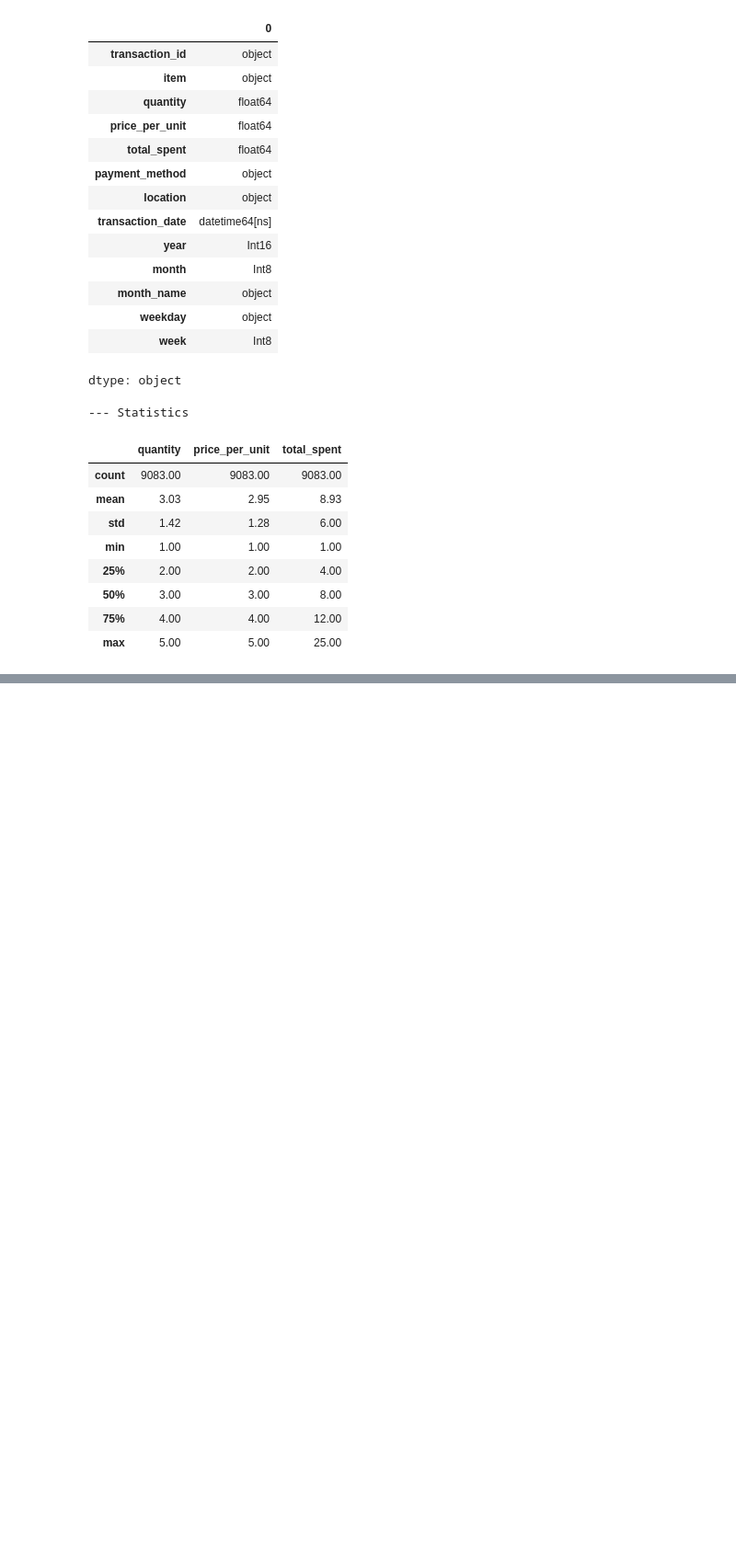
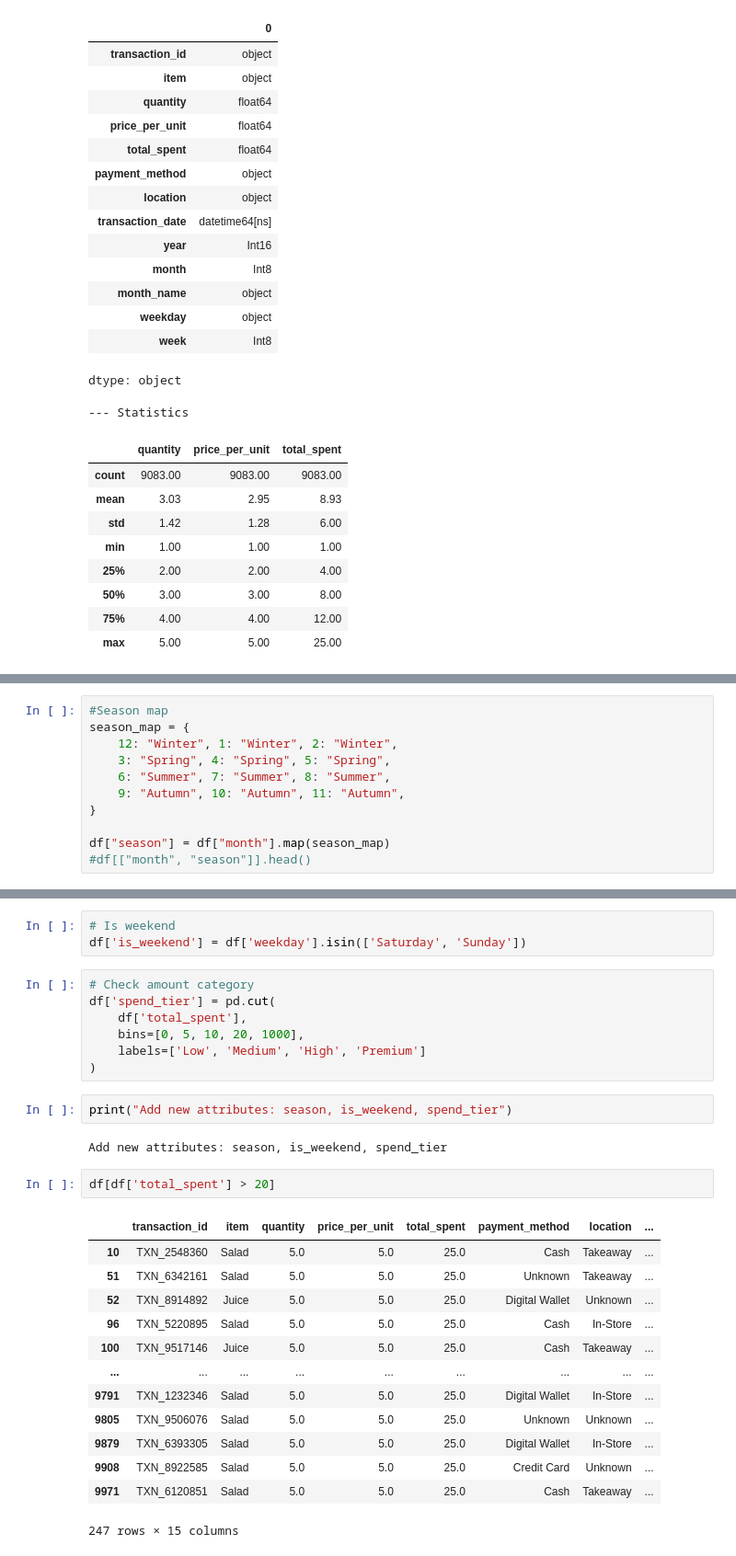
Before and after one commit to NadiiaIvashchuk/Cafe_Sales, a Jupyter notebook: EDA_cafe_sales.ipynb, the cells around one changed output, grey strips where cells are left out. Shown at 92% size. Cells and saved outputs as stored; diff of their text form; blank space fills up the shorter version.

Commit message:
Add new attributes

```diff
--- a/EDA_cafe_sales.ipynb
+++ b/EDA_cafe_sales.ipynb
@@ -593,0 +596,11 @@ dtype: object
+# %%
+#Season map
+season_map = {
+    12: "Winter", 1: "Winter", 2: "Winter",
+    3: "Spring", 4: "Spring", 5: "Spring",
+    6: "Summer", 7: "Summer", 8: "Summer",
+    9: "Autumn", 10: "Autumn", 11: "Autumn",
+}
+
+df["season"] = df["month"].map(season_map)
+#df[["month", "season"]].head()
@@ -593,0 +614,30 @@ dtype: object
+# %%
+# Is weekend
+df['is_weekend'] = df['weekday'].isin(['Saturday', 'Sunday'])
+# %%
+# Check amount category
+df['spend_tier'] = pd.cut(
+    df['total_spent'],
+    bins=[0, 5, 10, 20, 1000],
+    labels=['Low', 'Medium', 'High', 'Premium']
+)
+# %%
+print("Add new attributes: season, is_weekend, spend_tier")
+# %% [output]
+Add new attributes: season, is_weekend, spend_tier
+# %%
+df[df['total_spent'] > 20]
+# %% [output]
+|  | transaction_id | item | quantity | price_per_unit | total_spent | payment_method | location | ... |
+| 10 | TXN_2548360 | Salad | 5.0 | 5.0 | 25.0 | Cash | Takeaway | ... |
+| 51 | TXN_6342161 | Salad | 5.0 | 5.0 | 25.0 | Unknown | Takeaway | ... |
+| 52 | TXN_8914892 | Juice | 5.0 | 5.0 | 25.0 | Digital Wallet | Unknown | ... |
+| 96 | TXN_5220895 | Salad | 5.0 | 5.0 | 25.0 | Cash | In-Store | ... |
+| 100 | TXN_9517146 | Juice | 5.0 | 5.0 | 25.0 | Cash | Takeaway | ... |
+| ... | ... | ... | ... | ... | ... | ... | ... | ... |
+| 9791 | TXN_1232346 | Salad | 5.0 | 5.0 | 25.0 | Digital Wallet | In-Store | ... |
+| 9805 | TXN_9506076 | Salad | 5.0 | 5.0 | 25.0 | Unknown | Unknown | ... |
+| 9879 | TXN_6393305 | Salad | 5.0 | 5.0 | 25.0 | Digital Wallet | In-Store | ... |
+| 9908 | TXN_8922585 | Salad | 5.0 | 5.0 | 25.0 | Credit Card | Unknown | ... |
+| 9971 | TXN_6120851 | Salad | 5.0 | 5.0 | 25.0 | Cash | Takeaway | ... |
+247 rows × 15 columns
```
Also changed, not shown: parts of 3 cells of this notebook.
